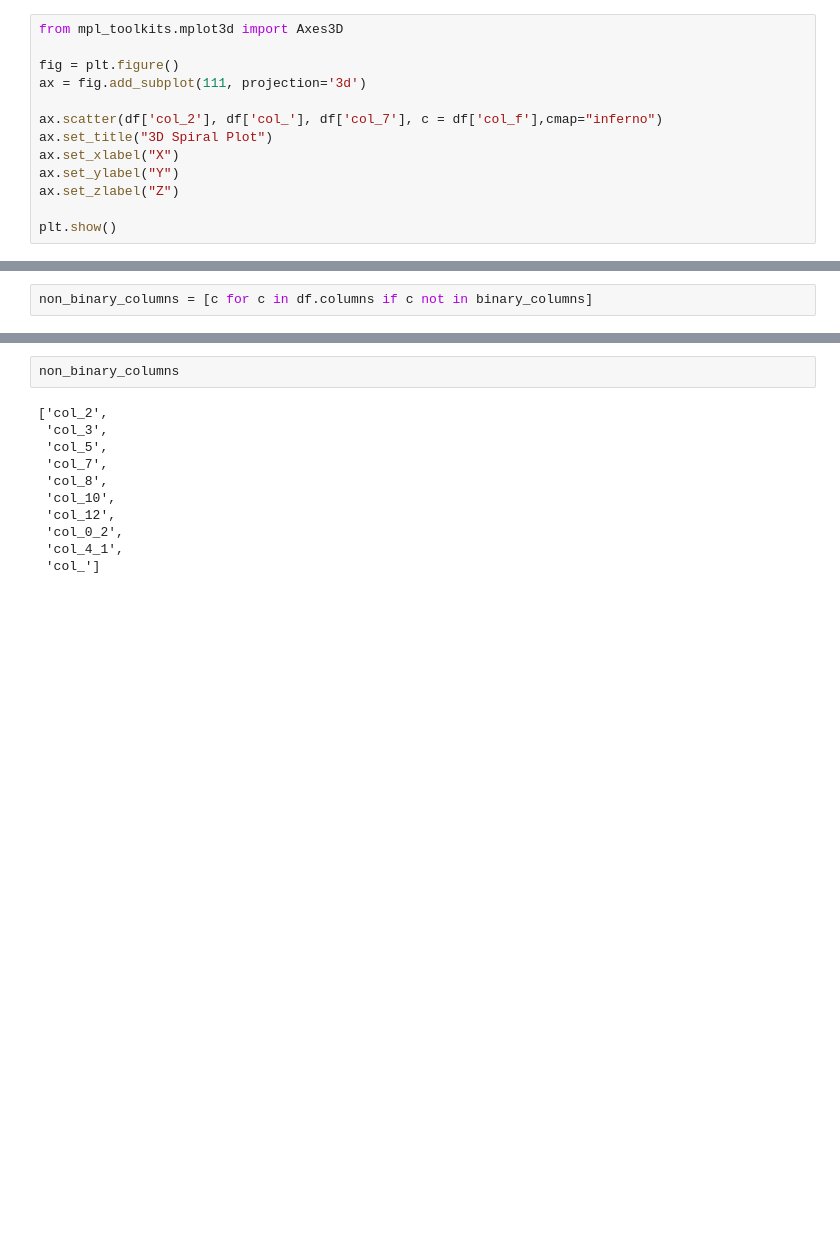
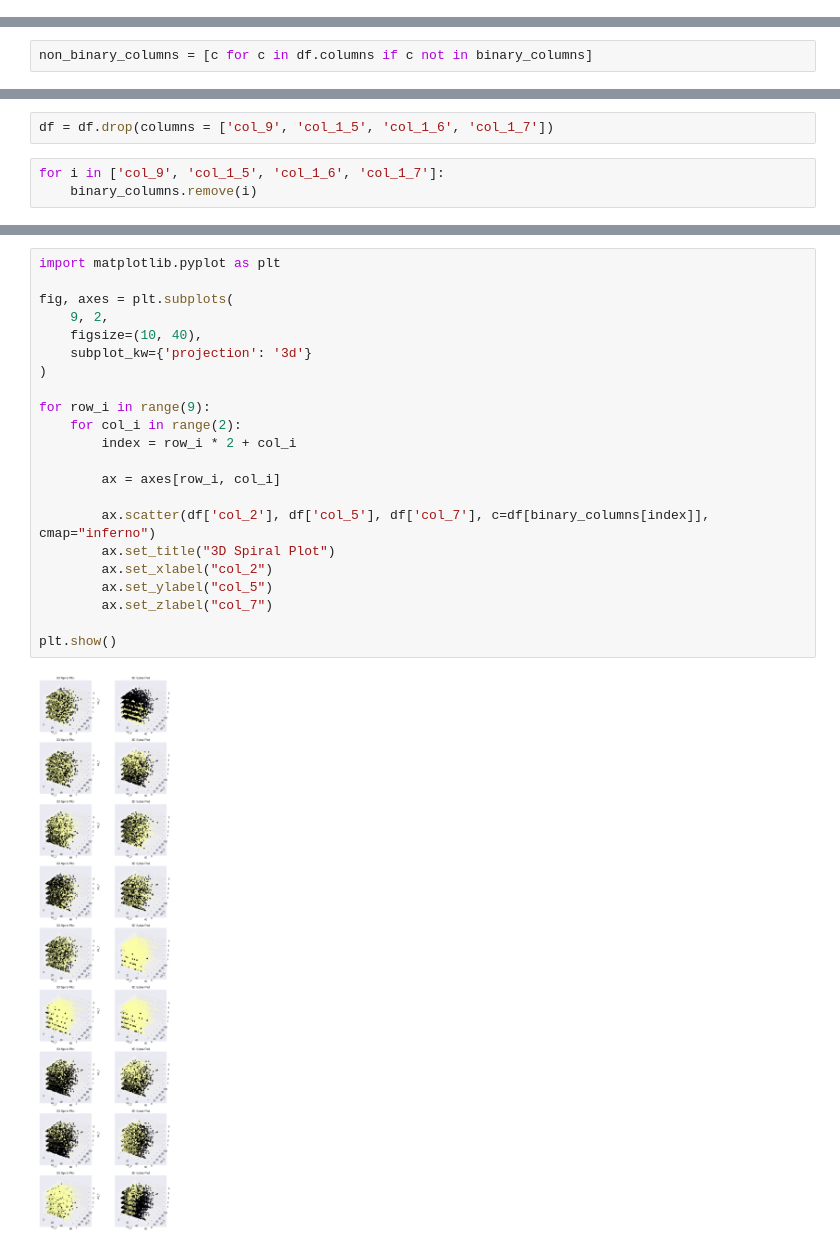
Before and after one commit to s0hei1/data_labs, a Jupyter notebook: general/0001_komari/0001_komari.ipynb, the cells around one changed output, grey strips where cells are left out. Saved outputs shown, nothing was run; the diff lists cells and outputs as text; blank space fills up the shorter version.

Commit message:
work on binary columns

```diff
--- a/general/0001_komari/0001_komari.ipynb
+++ b/general/0001_komari/0001_komari.ipynb
@@ -134,13 +108,0 @@ len(df.columns)
-# %%
-from mpl_toolkits.mplot3d import Axes3D
-
-fig = plt.figure()
-ax = fig.add_subplot(111, projection='3d')
-
-ax.scatter(df['col_2'], df['col_'], df['col_7'], c = df['col_f'],cmap="inferno")
-ax.set_title("3D Spiral Plot")
-ax.set_xlabel("X")
-ax.set_ylabel("Y")
-ax.set_zlabel("Z")
-
-plt.show()
@@ -152,0 +136,5 @@ non_binary_columns = [c for c in df.columns if c not in binary_columns]
+# %%
+df = df.drop(columns = ['col_9', 'col_1_5', 'col_1_6', 'col_1_7'])
+# %%
+for i in ['col_9', 'col_1_5', 'col_1_6', 'col_1_7']:
+    binary_columns.remove(i)
@@ -153,13 +158,24 @@ non_binary_columns = [c for c in df.columns if c not in binary_columns]
 # %%
-non_binary_columns
+import matplotlib.pyplot as plt
+
+fig, axes = plt.subplots(
+    9, 2,
+    figsize=(10, 40),
+    subplot_kw={'projection': '3d'}
+)
+
+for row_i in range(9):
+    for col_i in range(2):
+        index = row_i * 2 + col_i
+
+        ax = axes[row_i, col_i]
+
+        ax.scatter(df['col_2'], df['col_5'], df['col_7'], c=df[binary_columns[index]], cmap="inferno")
+        ax.set_title("3D Spiral Plot")
+        ax.set_xlabel("col_2")
+        ax.set_ylabel("col_5")
+        ax.set_zlabel("col_7")
+
+plt.show()
 # %% [output]
-['col_2',
- 'col_3',
- 'col_5',
- 'col_7',
- 'col_8',
- 'col_10',
- 'col_12',
- 'col_0_2',
- 'col_4_1',
- 'col_']
+[figure, added]
```
Also changed, not shown: parts of 9 cells of this notebook.
